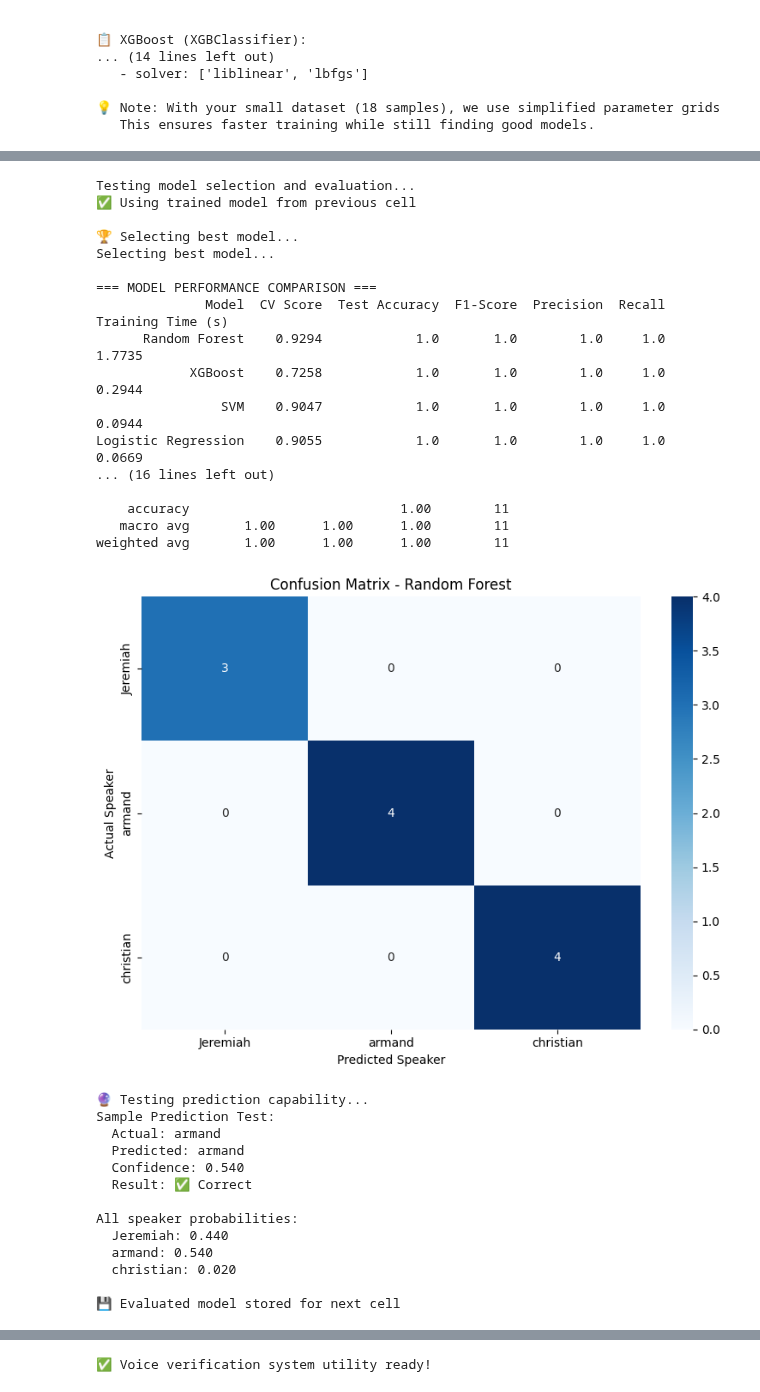
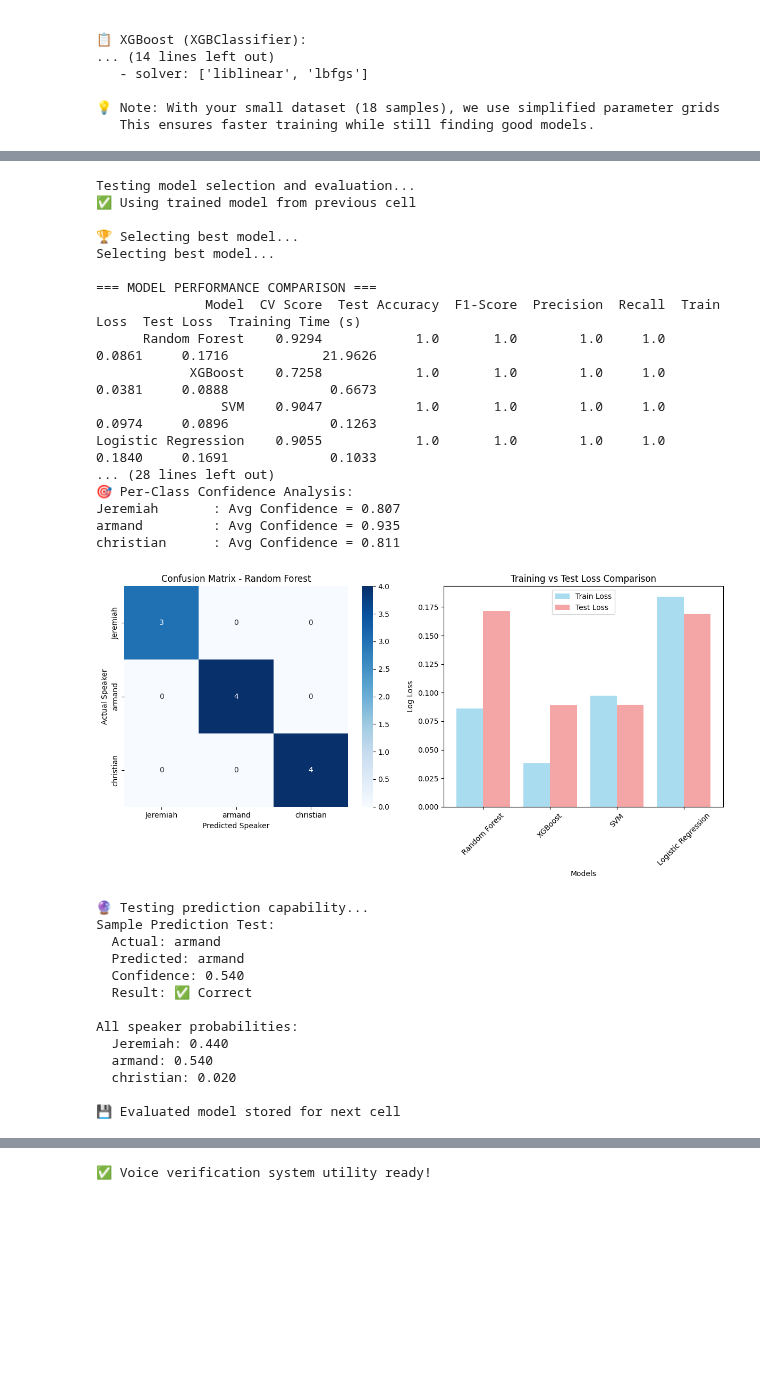
Before and after one commit to Christianib003/rekomai, a Jupyter notebook: notebooks/voice_verification_model.ipynb, the cells around one changed output, grey strips where cells are left out. Saved outputs shown, nothing was run; the diff lists cells and outputs as text; code cells hidden in the pictures; blank space fills up the shorter version.

Commit message:
feat: added loss metrics of the voice model

```diff
--- a/notebooks/voice_verification_model.ipynb
+++ b/notebooks/voice_verification_model.ipynb
@@ -402,6 +403,7 @@ Available models: ['Random Forest', 'XGBoost', 'SVM', 'Logistic Regression']
    This ensures faster training while still finding good models.
 # %%
 # Model Training
+
 def train_and_optimize_models(self, cv_folds=3):
     """Train models with hyperparameter optimization"""
     print("Starting model training with hyperparameter optimization...")
@@ -441,6 +443,11 @@ def train_and_optimize_models(self, cv_folds=3):
             precision = precision_score(self.y_test, y_pred, average='weighted')
             recall = recall_score(self.y_test, y_pred, average='weighted')
 
+            test_loss = log_loss(self.y_test, y_pred_proba)
+
+            y_train_pred_proba = best_model.predict_proba(self.X_train_scaled)
+            train_loss = log_loss(self.y_train, y_train_pred_proba)
+
             training_time = time.time() - start_time
 
             results[name] = {
@@ -451,6 +458,8 @@ def train_and_optimize_models(self, cv_folds=3):
                 'f1_score': f1,
                 'precision': precision,
                 'recall': recall,
+                'train_loss': train_loss,
+                'test_loss': test_loss,
                 'training_time': training_time,
                 'predictions': y_pred,
                 'probabilities': y_pred_proba
@@ -459,6 +468,7 @@ def train_and_optimize_models(self, cv_folds=3):
             print(f"✅ {name} completed in {training_time:.2f}s")
             print(f"   CV Score: {grid_search.best_score_:.4f}")
             print(f"   Test F1: {f1:.4f}")
+            print(f"   Test Loss: {test_loss:.4f}")
 
         except Exception as e:
             print(f"❌ {name} failed: {e}")
@@ -494,6 +504,7 @@ try:
         for name, result in results.items():
             print(f"{name:20s}: F1={result['f1_score']:.3f}, "
                   f"Acc={result['accuracy']:.3f}, "
+                  f"Loss={result['test_loss']:.3f}, "
                   f"Time={result['training_time']:.1f}s")
 
         globals()['trained_model'] = test_model
@@ -526,6 +537,7 @@ Logistic Regression : F1=1.000, Acc=1.000, Time=0.1s
 💾 Model stored in 'trained_model' variable for next cells
 # %%
 # Model Selection and Evaluation
+
 def select_best_model(self):
     """Select the best model based on F1-score"""
     print("Selecting best model...")
@@ -544,6 +556,8 @@ def select_best_model(self):
             'F1-Score': result['f1_score'],
             'Precision': result['precision'],
             'Recall': result['recall'],
+            'Train Loss': result['train_loss'],
+            'Test Loss': result['test_loss'],
             'Training Time (s)': result['training_time']
         })
 
@@ -561,6 +575,7 @@ def select_best_model(self):
     print(f"\n🏆 BEST MODEL: {best_model_name}")
     print(f"F1-Score: {self.models[best_model_name]['f1_score']:.4f}")
     print(f"Accuracy: {self.models[best_model_name]['accuracy']:.4f}")
+    print(f"Test Loss: {self.models[best_model_name]['test_loss']:.4f}")
 
     return self.best_model, best_model_name
 
@@ -570,19 +585,50 @@ def comprehensive_evaluation(self):
 
     best_results = self.models[self.best_model_name]
     y_pred = best_results['predictions']
+    y_pred_proba = best_results['probabilities']
 
     target_names = self.label_encoder.classes_
     print("\nClassification Report:")
     print(classification_report(self.y_test, y_pred, target_names=target_names))
 
+    print("\n📉 LOSS METRICS ANALYSIS:")
+    print(f"Training Loss:     {best_results['train_loss']:.6f}")
+    print(f"Test Loss:         {best_results['test_loss']:.6f}")
+    print(f"Loss Difference:   {best_results['test_loss'] - best_results['train_loss']:.6f}")
+
+    print("\n🎯 Per-Class Confidence Analysis:")
+    for i, speaker in enumerate(target_names):
+        speaker_mask = (self.y_test == i)
+        if speaker_mask.any():
+            speaker_probs = y_pred_proba[speaker_mask, i]
+            avg_confidence = np.mean(speaker_probs)
+            print(f"{speaker:15s}: Avg Confidence = {avg_confidence:.3f}")
+
     cm = confusion_matrix(self.y_test, y_pred)
 
-    plt.figure(figsize=(8, 6))
+    plt.figure(figsize=(12, 6))
+
+    plt.subplot(1, 2, 1)
     sns.heatmap(cm, annot=True, fmt='d', cmap='Blues',
                xticklabels=target_names, yticklabels=target_names)
     plt.title(f'Confusion Matrix - {self.best_model_name}')
     plt.xlabel('Predicted Speaker')
     plt.ylabel('Actual Speaker')
+
+    plt.subplot(1, 2, 2)
+    models = list(self.models.keys())
+    train_losses = [self.models[m]['train_loss'] for m in models]
+    test_losses = [self.models[m]['test_loss'] for m in models]
+
+    x_pos = np.arange(len(models))
+    plt.bar(x_pos - 0.2, train_losses, 0.4, label='Train Loss', alpha=0.7, color='skyblue')
+    plt.bar(x_pos + 0.2, test_losses, 0.4, label='Test Loss', alpha=0.7, color='lightcoral')
+    plt.xlabel('Models')
+    plt.ylabel('Log Loss')
+    plt.title('Training vs Test Loss Comparison')
+    plt.xticks(x_pos, models, rotation=45)
+    plt.legend()
+
     plt.tight_layout()
     plt.show()
 
@@ -651,7 +697,9 @@ def save_model(self, model_dir='../models/audio/'):
             'accuracy': self.models[self.best_model_name]['accuracy'],
             'f1_score': self.models[self.best_model_name]['f1_score'],
             'precision': self.models[self.best_model_name]['precision'],
-            'recall': self.models[self.best_model_name]['recall']
+            'recall': self.models[self.best_model_name]['recall'],
+            'train_loss': self.models[self.best_model_name]['train_loss'],
+            'test_loss': self.models[self.best_model_name]['test_loss']
         }
     }
 
@@ -663,7 +711,7 @@ def save_model(self, model_dir='../models/audio/'):
     print(f"   • Model: voiceprint_model.pkl")
     print(f"   • Scaler: voiceprint_scaler.pkl")
     print(f"   • Encoder: voiceprint_encoder.pkl")
-    print(f"   • Metadata: voiceprint_metadata.json")
+    print(f"   • Metadata: voiceprint_metadata.json (includes loss metrics)")
 
     return model_path, scaler_path, encoder_path, metadata_path
 
@@ -698,44 +746,44 @@ try:
             )
 
             print(f"Sample Prediction Test:")
             print(f"  Actual: {actual_speaker}")
             print(f"  Predicted: {predicted_speaker}")
             print(f"  Confidence: {probabilities[predicted_speaker]:.3f}")
             print(f"  Result: {'✅ Correct' if actual_speaker == predicted_speaker else '❌ Wrong'}")
 
             print(f"\nAll speaker probabilities:")
             for speaker, prob in sorted(probabilities.items()):
                 print(f"  {speaker}: {prob:.3f}")
 
         globals()['evaluated_model'] = test_model
         print("\n💾 Evaluated model stored for next cell")
 
     else:
         print("❌ No trained model found. Please run cell 6 first.")
 
 except Exception as e:
     print(f"❌ Evaluation test failed: {e}")
     import traceback
     traceback.print_exc()
 # %% [output]
 Testing model selection and evaluation...
 ✅ Using trained model from previous cell
 
 🏆 Selecting best model...
 Selecting best model...
 
 === MODEL PERFORMANCE COMPARISON ===
-              Model  CV Score  Test Accuracy  F1-Score  Precision  Recall  Training Time (s)
-      Random Forest    0.9294            1.0       1.0        1.0     1.0             1.7735
-            XGBoost    0.7258            1.0       1.0        1.0     1.0             0.2944
-                SVM    0.9047            1.0       1.0        1.0     1.0             0.0944
-Logistic Regression    0.9055            1.0       1.0        1.0     1.0             0.0669
-... (16 lines left out)
-
-    accuracy                           1.00        11
-   macro avg       1.00      1.00      1.00        11
-weighted avg       1.00      1.00      1.00        11
+              Model  CV Score  Test Accuracy  F1-Score  Precision  Recall  Train Loss  Test Loss  Training Time (s)
+      Random Forest    0.9294            1.0       1.0        1.0     1.0      0.0861     0.1716            21.9626
+            XGBoost    0.7258            1.0       1.0        1.0     1.0      0.0381     0.0888             0.6673
+                SVM    0.9047            1.0       1.0        1.0     1.0      0.0974     0.0896             0.1263
+Logistic Regression    0.9055            1.0       1.0        1.0     1.0      0.1840     0.1691             0.1033
+... (28 lines left out)
+🎯 Per-Class Confidence Analysis:
+Jeremiah       : Avg Confidence = 0.807
+armand         : Avg Confidence = 0.935
+christian      : Avg Confidence = 0.811
-[figure, old version]
+[figure, new version]
 🔮 Testing prediction capability...
 Sample Prediction Test:
   Actual: armand
```
Also changed, not shown: parts of 3 cells of this notebook, 1 other file.
